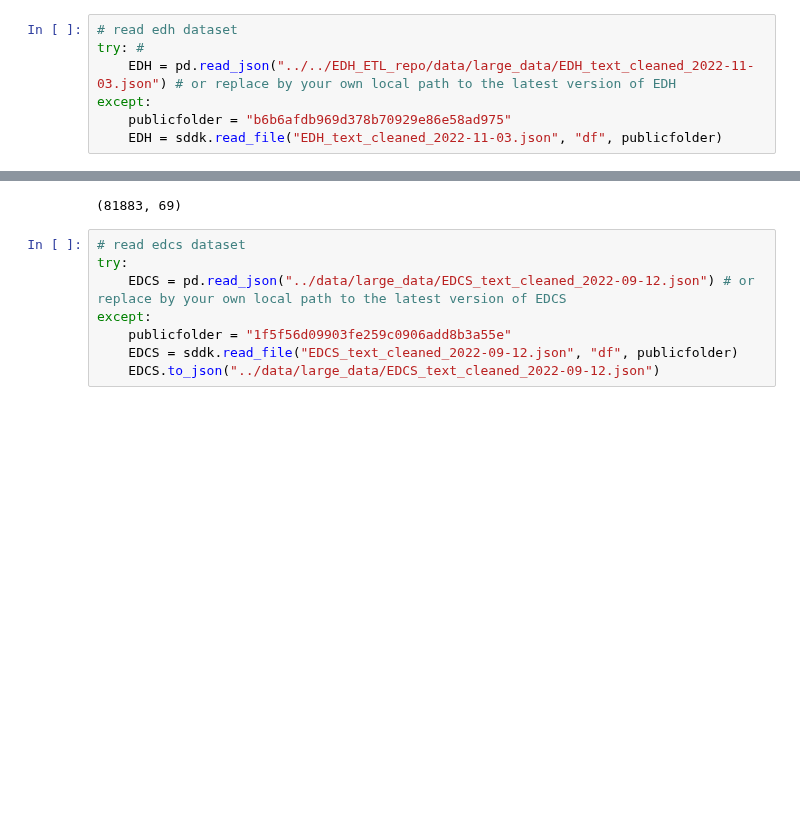
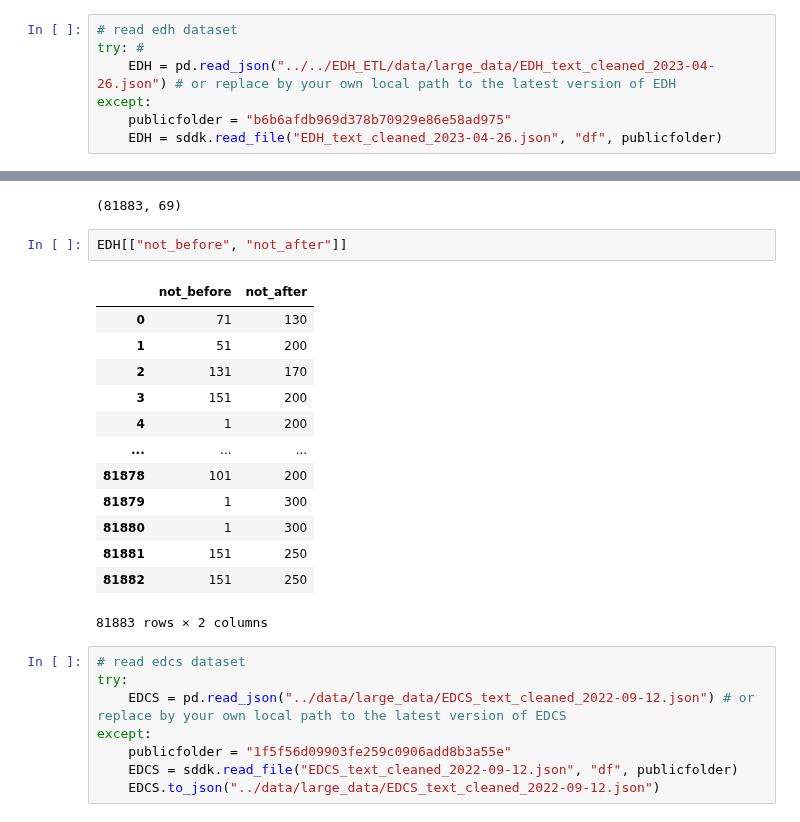
Before and after one commit to sdam-au/LI_ETL, a Jupyter notebook: scripts/1_MERGING+DEDUPLICATION+FILTERING+URBAN-CONTEXTS.ipynb, the cells around one changed output, grey strips where cells are left out. Cells and saved outputs as stored; diff of their text form; blank space fills up the shorter version.

```diff
--- a/scripts/1_MERGING+DEDUPLICATION+FILTERING+URBAN-CONTEXTS.ipynb
+++ b/scripts/1_MERGING+DEDUPLICATION+FILTERING+URBAN-CONTEXTS.ipynb
@@ -32,14 +33,30 @@ from shapely.geometry import LineString
 # %%
 # read edh dataset
 try: #
-    EDH = pd.read_json("../../EDH_ETL_repo/data/large_data/EDH_text_cleaned_2022-11-03.json") # or replace by your own local path to the latest version of EDH
+    EDH = pd.read_json("../../EDH_ETL/data/large_data/EDH_text_cleaned_2023-04-26.json") # or replace by your own local path to the latest version of EDH
 except:
     publicfolder = "b6b6afdb969d378b70929e86e58ad975"
-    EDH = sddk.read_file("EDH_text_cleaned_2022-11-03.json", "df", publicfolder)
+    EDH = sddk.read_file("EDH_text_cleaned_2023-04-26.json", "df", publicfolder)
 # %%
 EDH.shape # previously we had (81476, 74)
 # %% [output]
 (81883, 69)
+# %%
+EDH[["not_before", "not_after"]]
+# %% [output]
+|  | not_before | not_after |
+| 0 | 71 | 130 |
+| 1 | 51 | 200 |
+| 2 | 131 | 170 |
+| 3 | 151 | 200 |
+| 4 | 1 | 200 |
+| ... | ... | ... |
+| 81878 | 101 | 200 |
+| 81879 | 1 | 300 |
+| 81880 | 1 | 300 |
+| 81881 | 151 | 250 |
+| 81882 | 151 | 250 |
+81883 rows × 2 columns
 # %%
 # read edcs dataset
 try:
```
Also changed, not shown: parts of 34 cells of this notebook, 5 other files.
